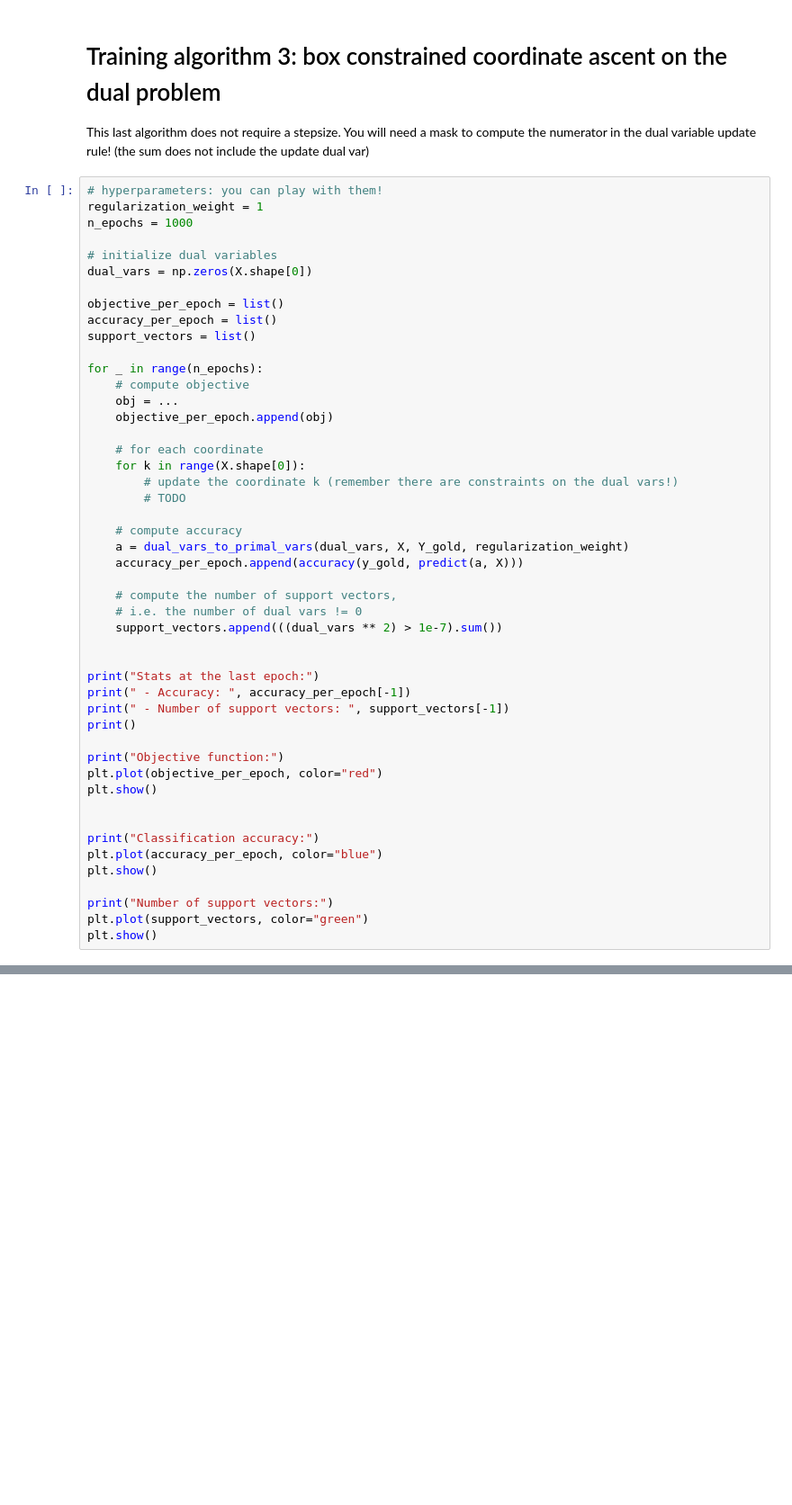
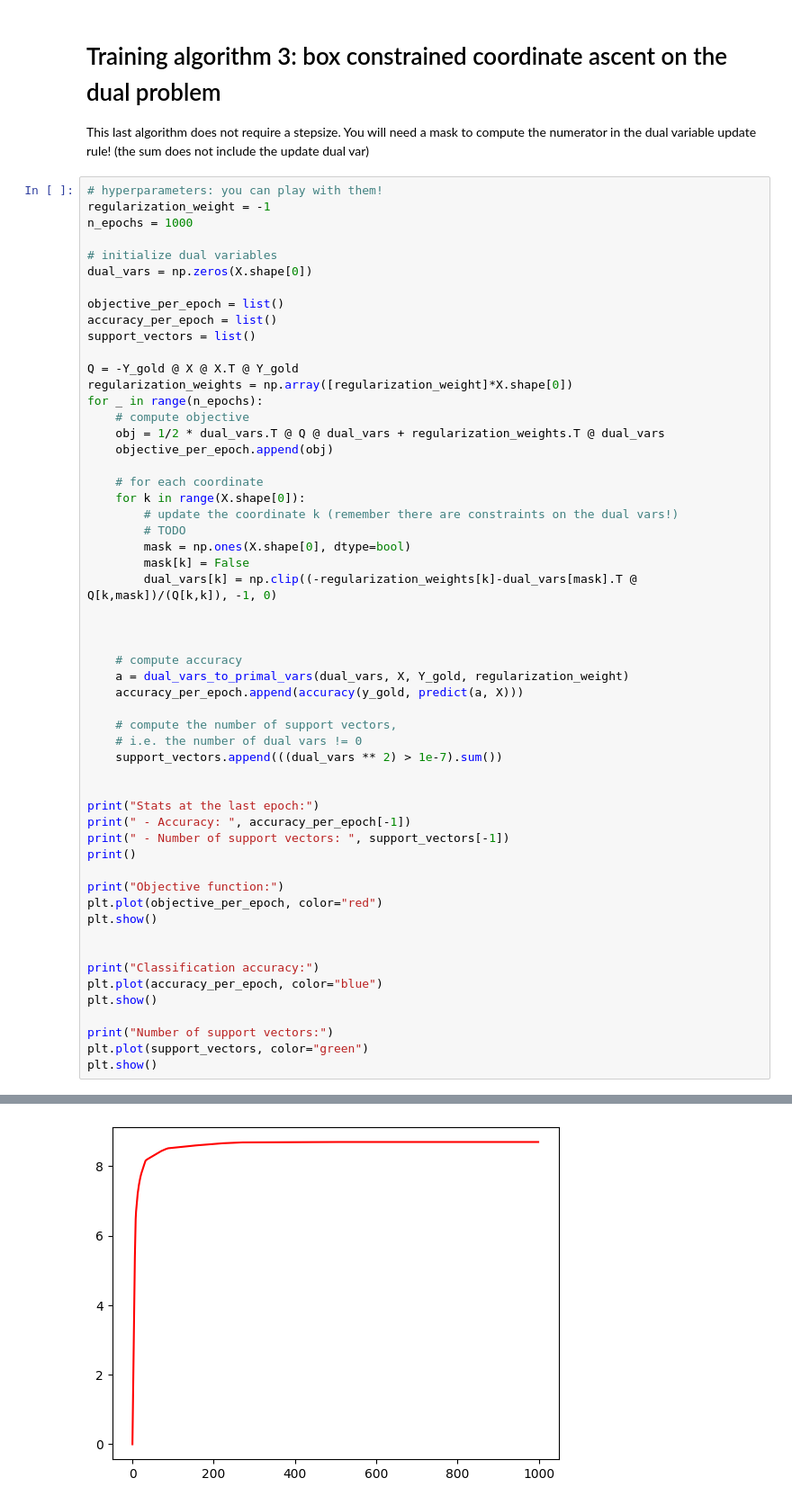
Before and after one commit to Maxime-Jauroyon/Univ-SVM-algo, a Jupyter notebook: Lab_Assignment.ipynb, the cells around one changed output, grey strips where cells are left out. Shown at 90% size. Cells and saved outputs as stored; diff of their text form; blank space fills up the shorter version.

```diff
--- a/Lab_Assignment.ipynb
+++ b/Lab_Assignment.ipynb
@@ -509,7 +543,7 @@ This last algorithm does not require a stepsize.
 You will need a mask to compute the numerator in the dual variable update rule! (the sum does not include the update dual var)
 # %%
 # hyperparameters: you can play with them!
-regularization_weight = 1
+regularization_weight = -1
 n_epochs = 1000
 
 # initialize dual variables
@@ -519,15 +553,22 @@ objective_per_epoch = list()
 accuracy_per_epoch = list()
 support_vectors = list()
 
+Q = -Y_gold @ X @ X.T @ Y_gold
+regularization_weights = np.array([regularization_weight]*X.shape[0])
 for _ in range(n_epochs):
     # compute objective
-    obj = ...
+    obj = 1/2 * dual_vars.T @ Q @ dual_vars + regularization_weights.T @ dual_vars
     objective_per_epoch.append(obj)
 
     # for each coordinate
     for k in range(X.shape[0]):
         # update the coordinate k (remember there are constraints on the dual vars!)
         # TODO
+        mask = np.ones(X.shape[0], dtype=bool)
+        mask[k] = False
+        dual_vars[k] = np.clip((-regularization_weights[k]-dual_vars[mask].T @ Q[k,mask])/(Q[k,k]), -1, 0)
+
+
 
     # compute accuracy
     a = dual_vars_to_primal_vars(dual_vars, X, Y_gold, regularization_weight)
@@ -555,3 +596,4 @@ plt.show()
 print("Number of support vectors:")
 plt.plot(support_vectors, color="green")
 plt.show()
+# %% [output]
@@ -557,0 +605 @@ plt.show()
+[figure, added]
```
Also changed, not shown: parts of 11 cells of this notebook.
